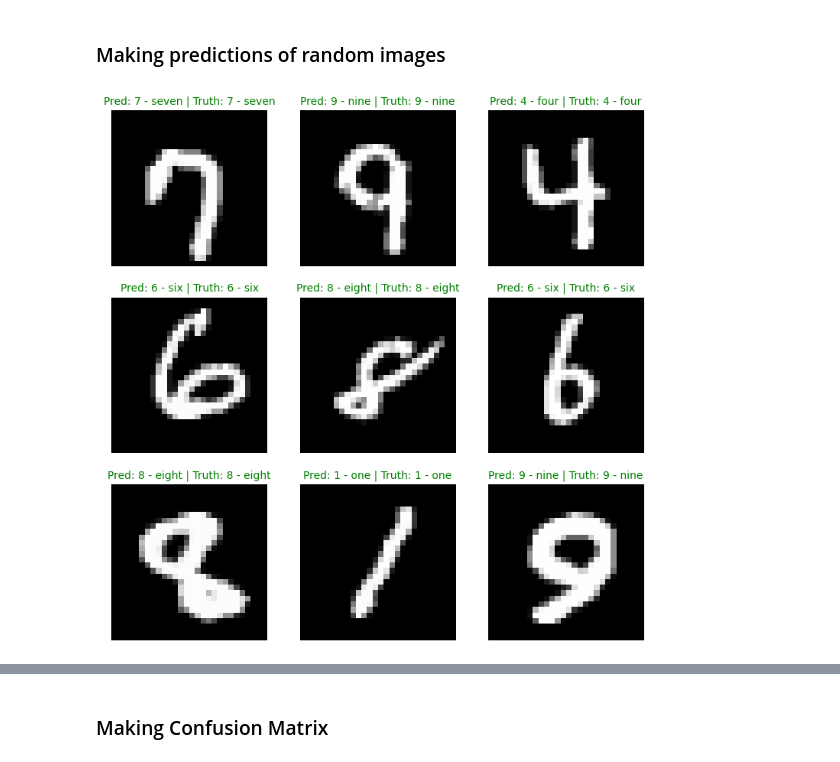
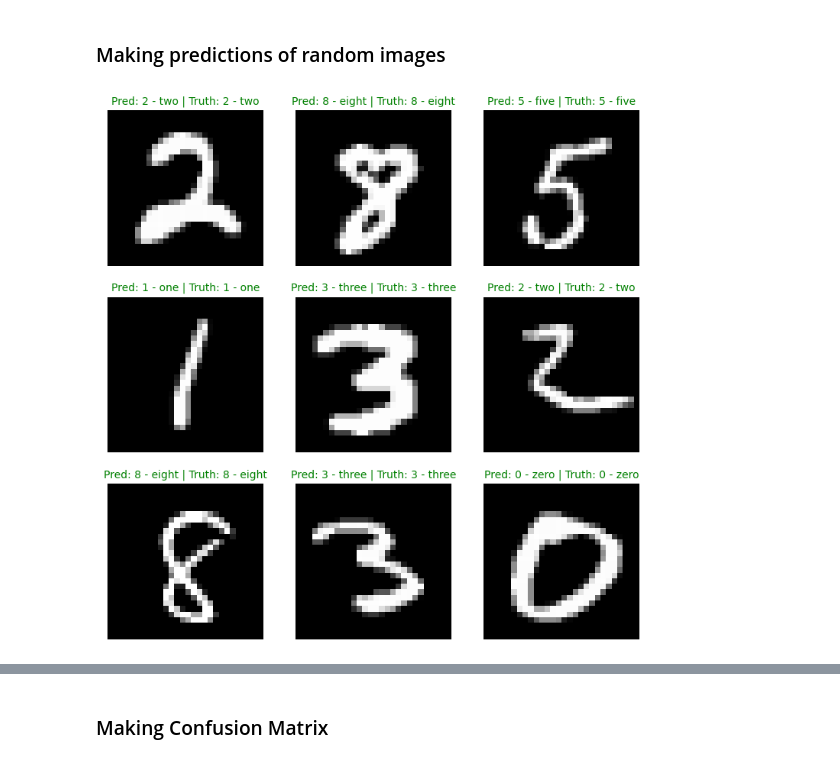
Before and after one commit to singingshelf/newiguess, a Jupyter notebook: AI_Learns_the_Numbers_2nd_Model.ipynb, the cells around one changed output, grey strips where cells are left out. Drawn from its saved outputs; the diff is of its cells as text; code cells hidden in the pictures.

```diff
--- a/AI_Learns_the_Numbers_2nd_Model.ipynb
+++ b/AI_Learns_the_Numbers_2nd_Model.ipynb
@@ -177,2 +275,8 @@ optimizer = torch.optim.SGD(params=model.parameters(),
+# %%
+# Load pre-trained model weights if available
+model_save_path = "modelWeights/trained_model.pth"
+if os.path.exists(model_save_path):
+    model.load_state_dict(torch.load(model_save_path, map_location=device))
+    print(f"Loaded pre-trained weights from {model_save_path}")
 # %% [markdown]
 ## Training the Model
@@ -293,20 +397,0 @@ layer_stack.3.bias
-# %%
-import gzip
-
-# Load MNIST dataset
-def extract_images(filename):
-    with gzip.open(filename, 'rb') as f:
-        magic, num, rows, cols = np.frombuffer(f.read(16), dtype=np.uint32, count=4).byteswap()
-        images = np.frombuffer(f.read(), dtype=np.uint8).reshape(num, rows, cols)
-    return images
-
-def extract_labels(filename):
-    with gzip.open(filename, 'rb') as f:
-        magic, num = np.frombuffer(f.read(8), dtype=np.uint32, count=2).byteswap()
-        labels = np.frombuffer(f.read(), dtype=np.uint8)
-    return labels
-
-train_images = extract_images("./MNISTdata/train-images-idx3-ubyte.gz")
-train_labels = extract_labels("./MNISTdata/train-labels-idx1-ubyte.gz")
-test_images = extract_images("./MNISTdata/t10k-images-idx3-ubyte.gz")
-test_labels = extract_labels("./MNISTdata/t10k-labels-idx1-ubyte.gz")
@@ -315,2 +397,0 @@ testImage1 = test_images[2000]
-# %%
-y_pred = model(testImage1)
@@ -319,3 +551,11 @@ TypeError: flatten() takes from 0 to 1 positional arguments but 2 were given
+# %%
+# Open a log file
+log_file = "training_log.txt"
+with open(log_file, "w") as f:
+    for epoch in range(EPOCHS):
+        # Training and evaluation code
+        f.write(f"Epoch: {epoch}, Train Loss: {train_loss:.4f}, Test Loss: {test_loss:.4f}, Test Accuracy: {test_acc:.2f}%\n")
+        f.flush()
 # %% [markdown]
 ## Evaluating the Model
 # %%
@@ -418,23 +658,20 @@ def plot_predictions(test_samples, test_labels):
 # %%
 import random
 test_samples = []
 test_labels = []
-# for sample, label in random.sample(list(test_data), k=9):
-#     test_samples.append(sample)
-#     test_labels.append(label)
-
-test_samples.append(test_data[0])
-test_samples.append(test_data[0])
+for sample, label in random.sample(list(test_data), k=9):
+    test_samples.append(sample)
+    test_labels.append(label)
 
 pred_probs= make_predictions(model=model,
                              data=test_samples)
 # Turn the prediction probabilities into prediction labels by taking the argmax()
 pred_classes = pred_probs.argmax(dim=1)
 
 # Make Predictions
 plot_predictions(test_samples, test_labels)
 # %% [output]
-[figure, old version]
+[figure, new version]
 # %%
 wrong_samples = []
 wrong_labels = []
```
Also changed, not shown: parts of 30 cells of this notebook, 58 other files.
